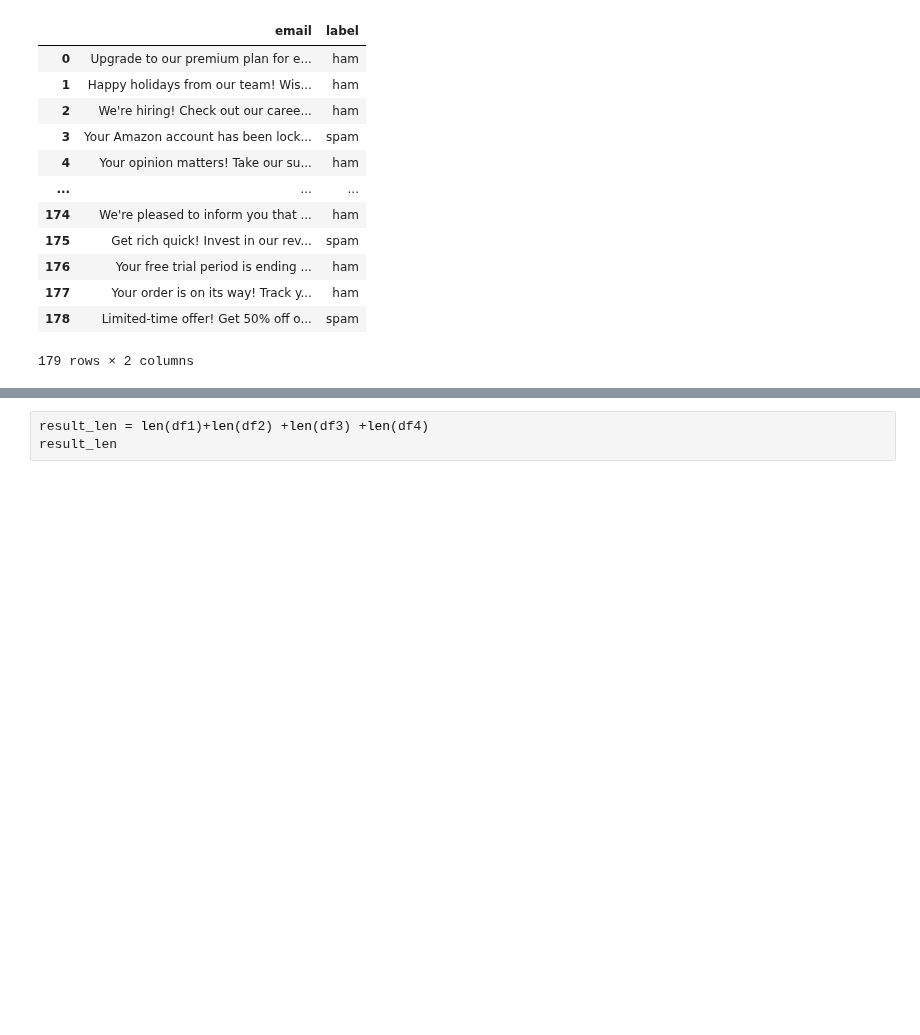
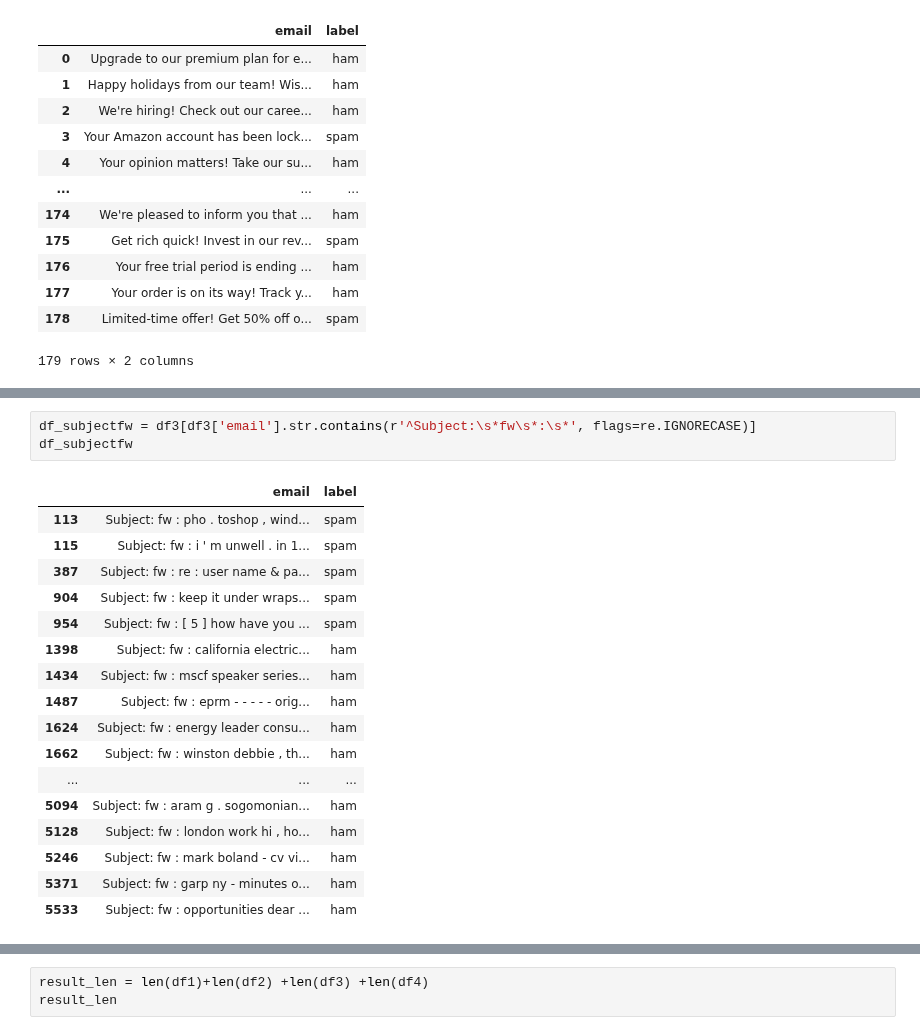
Before and after one commit to amaldu/AntiSpam-NLP-Pipeline, a Jupyter notebook: research/01_feature_pipeline/eda_combined_data.ipynb, the cells around one changed output, grey strips where cells are left out. Drawn from its saved outputs; the diff is of its cells as text; blank space fills up the shorter version.

```diff
--- a/research/01_feature_pipeline/eda_combined_data.ipynb
+++ b/research/01_feature_pipeline/eda_combined_data.ipynb
@@ -71,0 +253,21 @@ df3
+# %%
+df_subjectfw = df3[df3['email'].str.contains(r'^Subject:\s*fw\s*:\s*', flags=re.IGNORECASE)]
+df_subjectfw
+# %% [output]
+|  | email | label |
+| 113 | Subject: fw : pho . toshop , wind... | spam |
+| 115 | Subject: fw : i ' m unwell . in 1... | spam |
+| 387 | Subject: fw : re : user name & pa... | spam |
+| 904 | Subject: fw : keep it under wraps... | spam |
+| 954 | Subject: fw : [ 5 ] how have you ... | spam |
+| 1398 | Subject: fw : california electric... | ham |
+| 1434 | Subject: fw : mscf speaker series... | ham |
+| 1487 | Subject: fw : eprm - - - - - orig... | ham |
+| 1624 | Subject: fw : energy leader consu... | ham |
+| 1662 | Subject: fw : winston debbie , th... | ham |
+| ... | ... | ... |
+| 5094 | Subject: fw : aram g . sogomonian... | ham |
+| 5128 | Subject: fw : london work hi , ho... | ham |
+| 5246 | Subject: fw : mark boland - cv vi... | ham |
+| 5371 | Subject: fw : garp ny - minutes o... | ham |
+| 5533 | Subject: fw : opportunities dear ... | ham |
```
Also changed, not shown: parts of 32 cells of this notebook, 1 other file.
